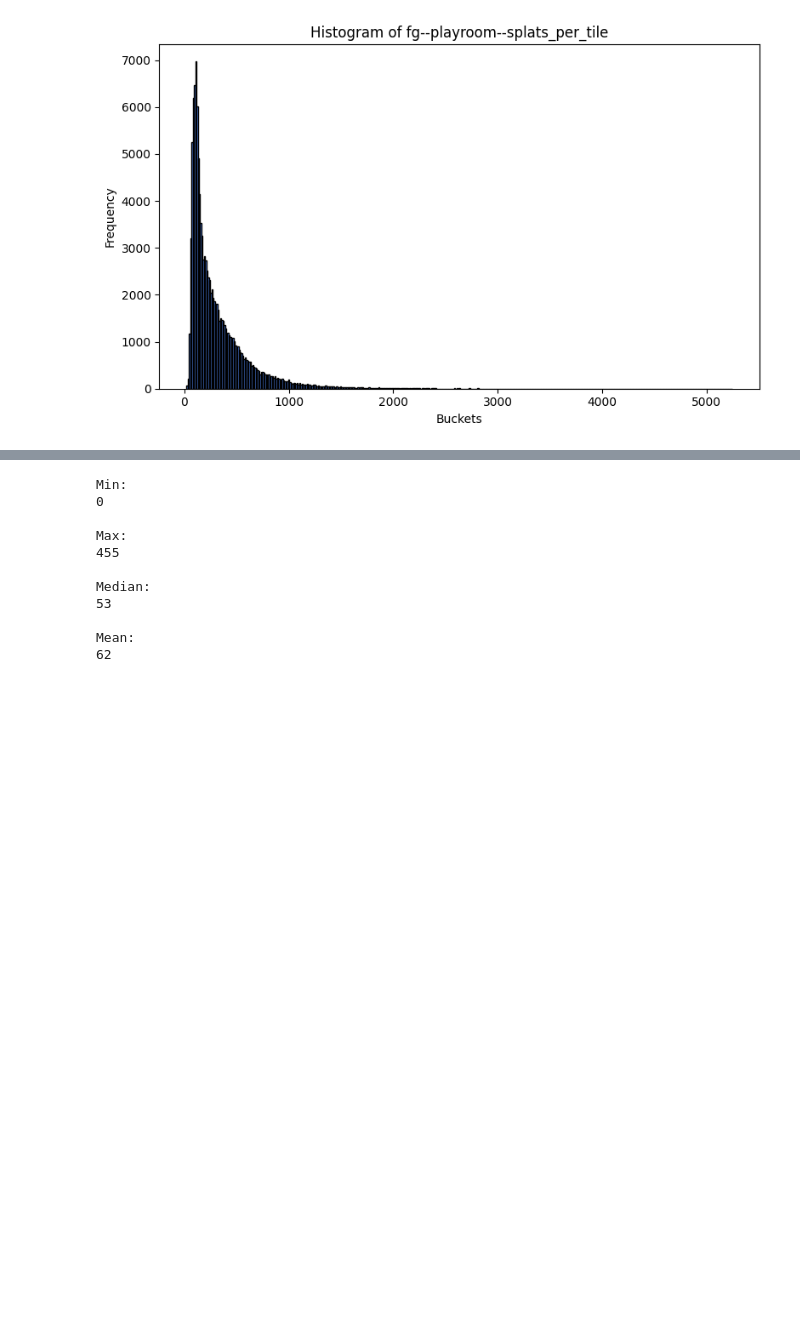
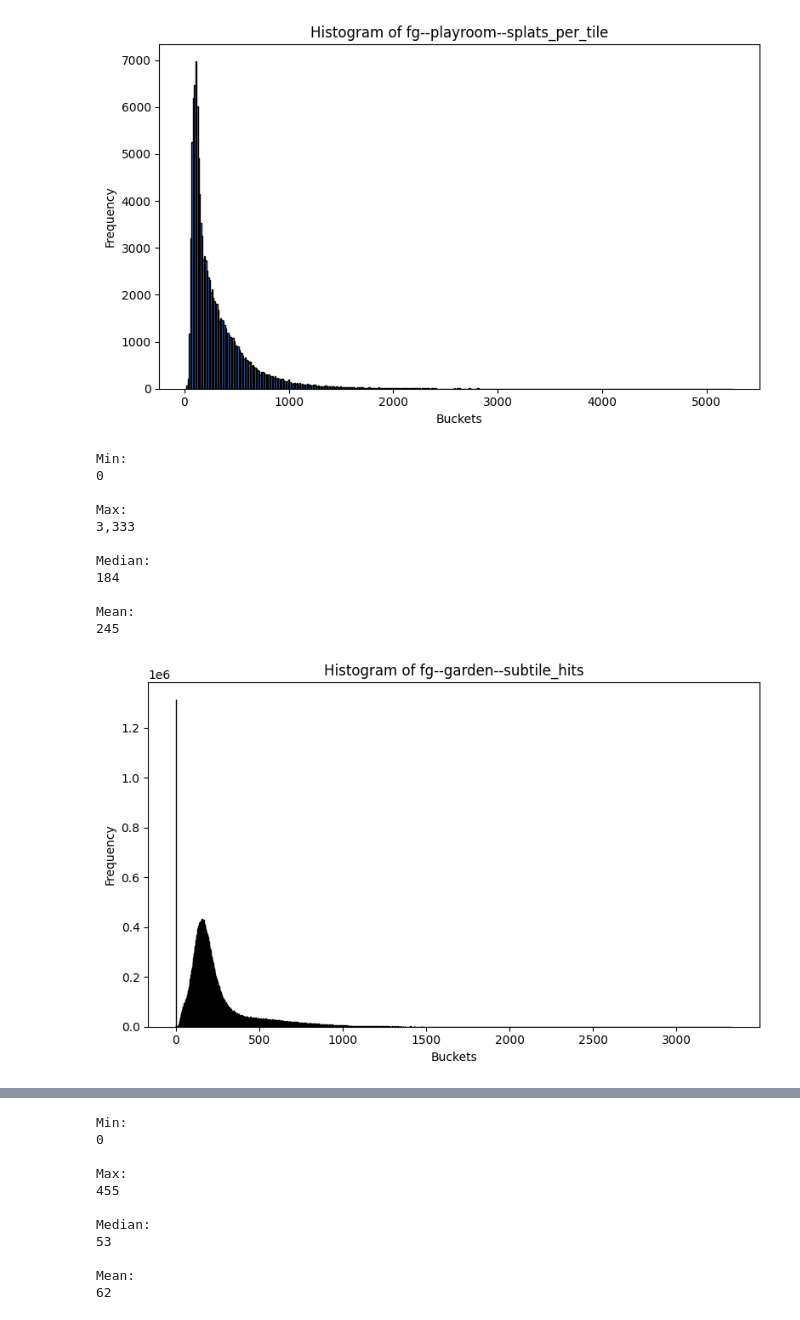
Before and after one commit to PLSE-Splats/model-exploration, a Jupyter notebook: src/model_exploration/empiricals.ipynb, the cells around one changed output, grey strips where cells are left out. Cells and saved outputs as stored; diff of their text form; code cells hidden in the pictures; blank space fills up the shorter version.

Commit message:
Subtile hits empiricals

```diff
--- a/src/model_exploration/empiricals.ipynb
+++ b/src/model_exploration/empiricals.ipynb
@@ -110,3 +110,18 @@ Median:
 Mean:
 317
 [figure]
+# %%
+compute_metrics_and_histogram("fg--garden--subtile_hits")
+# %% [output]
+Min:
+0
+
+Max:
+3,333
+
+Median:
+184
+
+Mean:
+245
+[figure, added]
```
Also changed, not shown: parts of 1 cell of this notebook.
